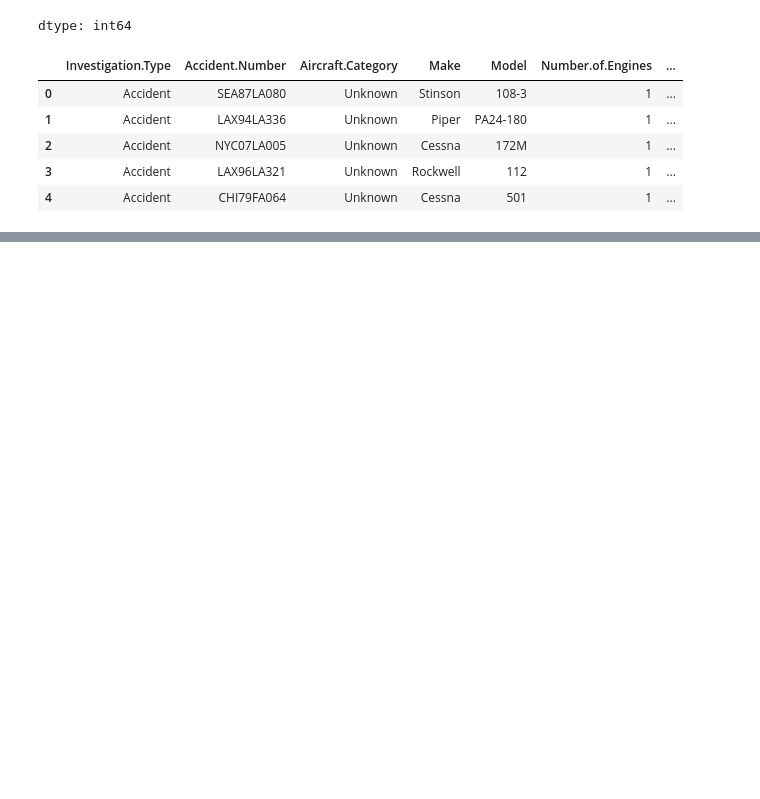
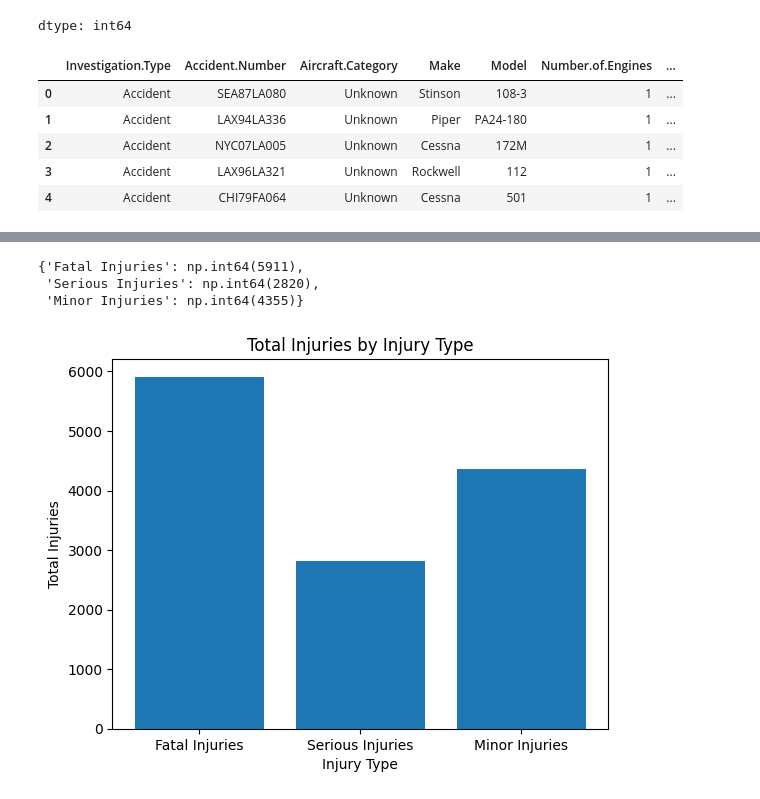
Before and after one commit to nelimaawuor-lgtm/Phase-1-project, a Jupyter notebook: Student.ipynb, the cells around one changed output, grey strips where cells are left out. Drawn from its saved outputs; the diff is of its cells as text; code cells hidden in the pictures; blank space fills up the shorter version.

Commit message:
Doing analysis and visualizations

```diff
--- a/Student.ipynb
+++ b/Student.ipynb
@@ -266,3 +266,7 @@ New_df.head()
 | 2 | Accident | NYC07LA005 | Unknown | Cessna | 172M | 1 | ... |
 | 3 | Accident | LAX96LA321 | Unknown | Rockwell | 112 | 1 | ... |
 | 4 | Accident | CHI79FA064 | Unknown | Cessna | 501 | 1 | ... |
+# %%
+#Converting "Event.Date" to datetime objects
+New_df['Event.Date'] = pd.to_datetime(New_df['Event.Date'])
+New_df.head().info()
@@ -268,0 +291,4 @@ New_df.head()
+# %%
+#Creating a column for total injuries to get a picture of all injuries in an event
+New_df["Total.Injuries"]=New_df["Total.Fatal.Injuries"]+New_df["Total.Serious.Injuries"]+New_df["Total.Minor.Injuries"]
+New_df.head()
@@ -268,0 +302,18 @@ New_df.head()
+# %%
+#Getting the sum of injuries per type
+injury_totals = {"Fatal Injuries": New_df["Total.Fatal.Injuries"].sum(), "Serious Injuries": New_df["Total.Serious.Injuries"].sum(), "Minor Injuries": New_df["Total.Minor.Injuries"].sum()}
+injury_totals
+# %% [output]
+{'Fatal Injuries': np.int64(5911),
+ 'Serious Injuries': np.int64(2820),
+ 'Minor Injuries': np.int64(4355)}
+# %%
+#Lets visualize that by plotting a bar chart that compares fatal, serious and minor injuries
+plt.figure()
+plt.bar(injury_totals.keys(), injury_totals.values())
+plt.xlabel("Injury Type")
+plt.ylabel("Total Injuries")
+plt.title("Total Injuries by Injury Type")
+plt.show()
+# %% [output]
+[figure, added]
```
Also changed, not shown: parts of 18 cells of this notebook.
